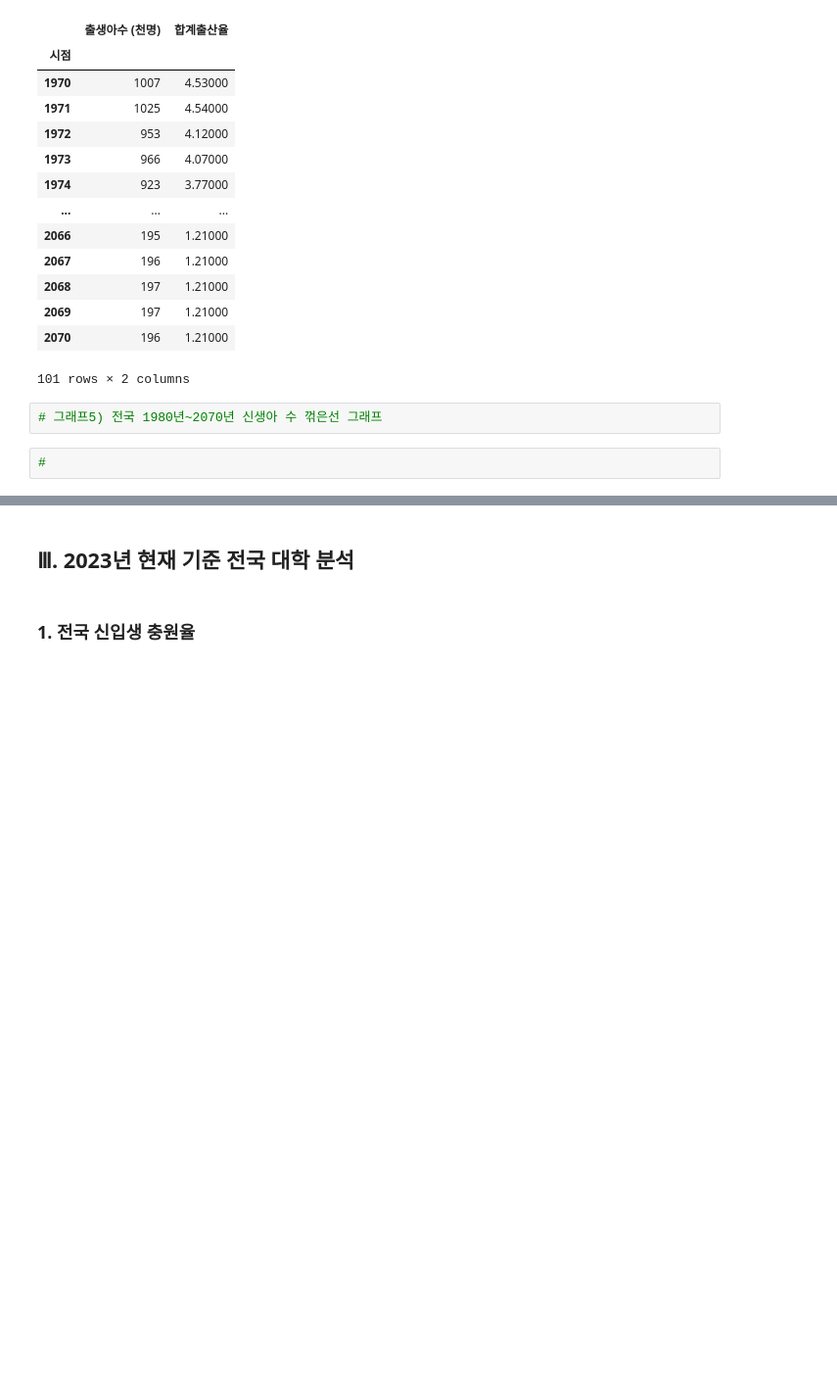
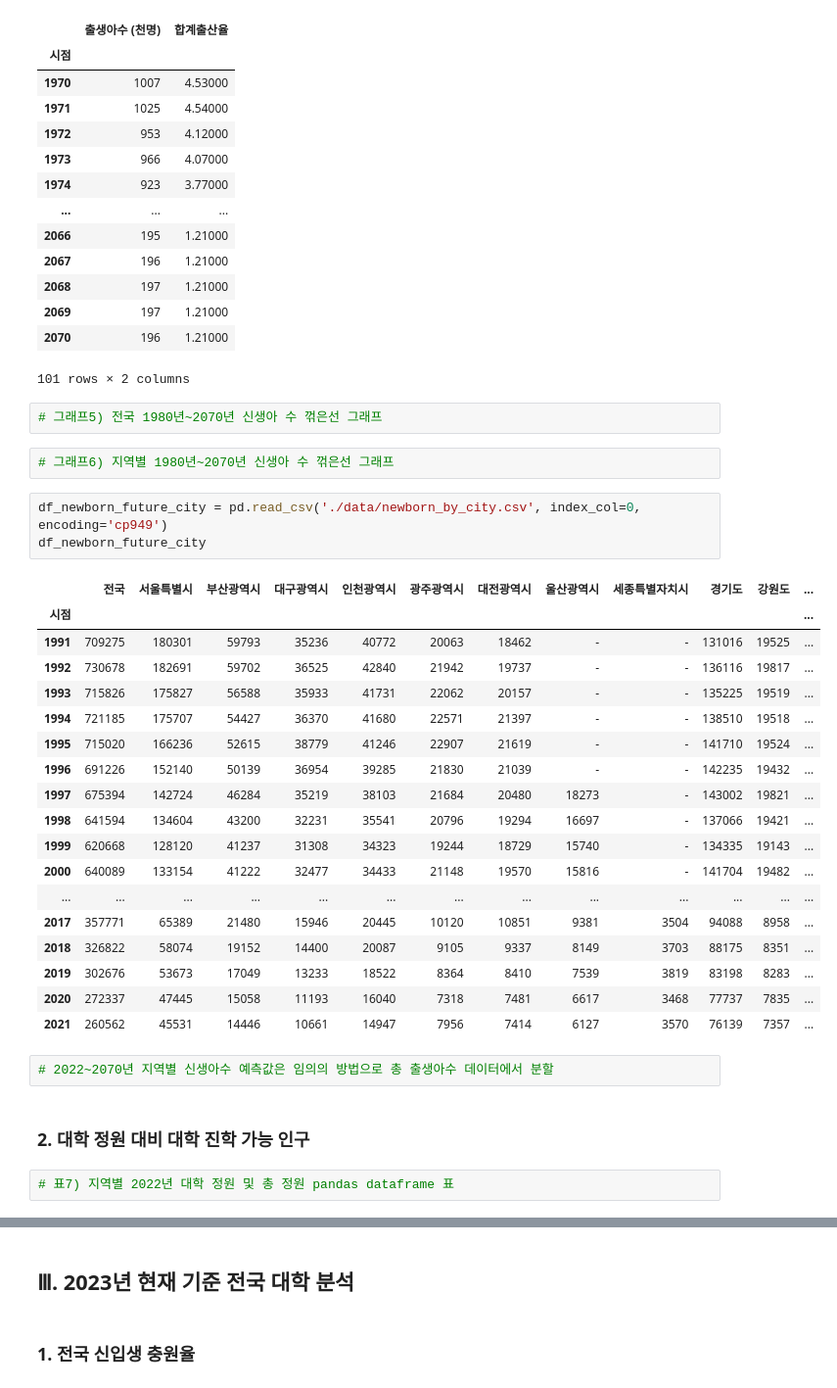
Before and after one commit to seyeon-shijuan/birth-rate-to-universities-visualization, a Jupyter notebook: notebook/individual_notebooks/SeyeonPark_universities_rank_analysis.ipynb, the cells around one changed output, grey strips where cells are left out. Shown: that part at 98% size. Cells and saved outputs as stored; diff of their text form; blank space fills up the shorter version.

```diff
--- a/notebook/individual_notebooks/SeyeonPark_universities_rank_analysis.ipynb
+++ b/notebook/individual_notebooks/SeyeonPark_universities_rank_analysis.ipynb
@@ -107,5 +107,33 @@ df_newborn_future # 통계청 예측 연도별 출생아수(천명)
 101 rows × 2 columns
 # %%
 # 그래프5) 전국 1980년~2070년 신생아 수 꺾은선 그래프
-# %%
-#
+# %%
+# 그래프6) 지역별 1980년~2070년 신생아 수 꺾은선 그래프
+# %%
+df_newborn_future_city = pd.read_csv('./data/newborn_by_city.csv', index_col=0, encoding='cp949')
+df_newborn_future_city
+# %% [output]
+|  | 전국 | 서울특별시 | 부산광역시 | 대구광역시 | 인천광역시 | 광주광역시 | 대전광역시 | 울산광역시 | 세종특별자치시 | 경기도 | 강원도 | ... |
+| 시점 |  |  |  |  |  |  |  |  |  |  |  | ... |
+| 1991 | 709275 | 180301 | 59793 | 35236 | 40772 | 20063 | 18462 | - | - | 131016 | 19525 | ... |
+| 1992 | 730678 | 182691 | 59702 | 36525 | 42840 | 21942 | 19737 | - | - | 136116 | 19817 | ... |
+| 1993 | 715826 | 175827 | 56588 | 35933 | 41731 | 22062 | 20157 | - | - | 135225 | 19519 | ... |
+| 1994 | 721185 | 175707 | 54427 | 36370 | 41680 | 22571 | 21397 | - | - | 138510 | 19518 | ... |
+| 1995 | 715020 | 166236 | 52615 | 38779 | 41246 | 22907 | 21619 | - | - | 141710 | 19524 | ... |
+| 1996 | 691226 | 152140 | 50139 | 36954 | 39285 | 21830 | 21039 | - | - | 142235 | 19432 | ... |
+| 1997 | 675394 | 142724 | 46284 | 35219 | 38103 | 21684 | 20480 | 18273 | - | 143002 | 19821 | ... |
+| 1998 | 641594 | 134604 | 43200 | 32231 | 35541 | 20796 | 19294 | 16697 | - | 137066 | 19421 | ... |
+| 1999 | 620668 | 128120 | 41237 | 31308 | 34323 | 19244 | 18729 | 15740 | - | 134335 | 19143 | ... |
+| 2000 | 640089 | 133154 | 41222 | 32477 | 34433 | 21148 | 19570 | 15816 | - | 141704 | 19482 | ... |
+| ... | ... | ... | ... | ... | ... | ... | ... | ... | ... | ... | ... | ... |
+| 2017 | 357771 | 65389 | 21480 | 15946 | 20445 | 10120 | 10851 | 9381 | 3504 | 94088 | 8958 | ... |
+| 2018 | 326822 | 58074 | 19152 | 14400 | 20087 | 9105 | 9337 | 8149 | 3703 | 88175 | 8351 | ... |
+| 2019 | 302676 | 53673 | 17049 | 13233 | 18522 | 8364 | 8410 | 7539 | 3819 | 83198 | 8283 | ... |
+| 2020 | 272337 | 47445 | 15058 | 11193 | 16040 | 7318 | 7481 | 6617 | 3468 | 77737 | 7835 | ... |
+| 2021 | 260562 | 45531 | 14446 | 10661 | 14947 | 7956 | 7414 | 6127 | 3570 | 76139 | 7357 | ... |
+# %%
+# 2022~2070년 지역별 신생아수 예측값은 임의의 방법으로 총 출생아수 데이터에서 분할
+# %% [markdown]
+### 2. 대학 정원 대비 대학 진학 가능 인구
+# %%
+# 표7) 지역별 2022년 대학 정원 및 총 정원 pandas dataframe 표
```
Also changed, not shown: parts of 8 cells of this notebook, 4 other files.
